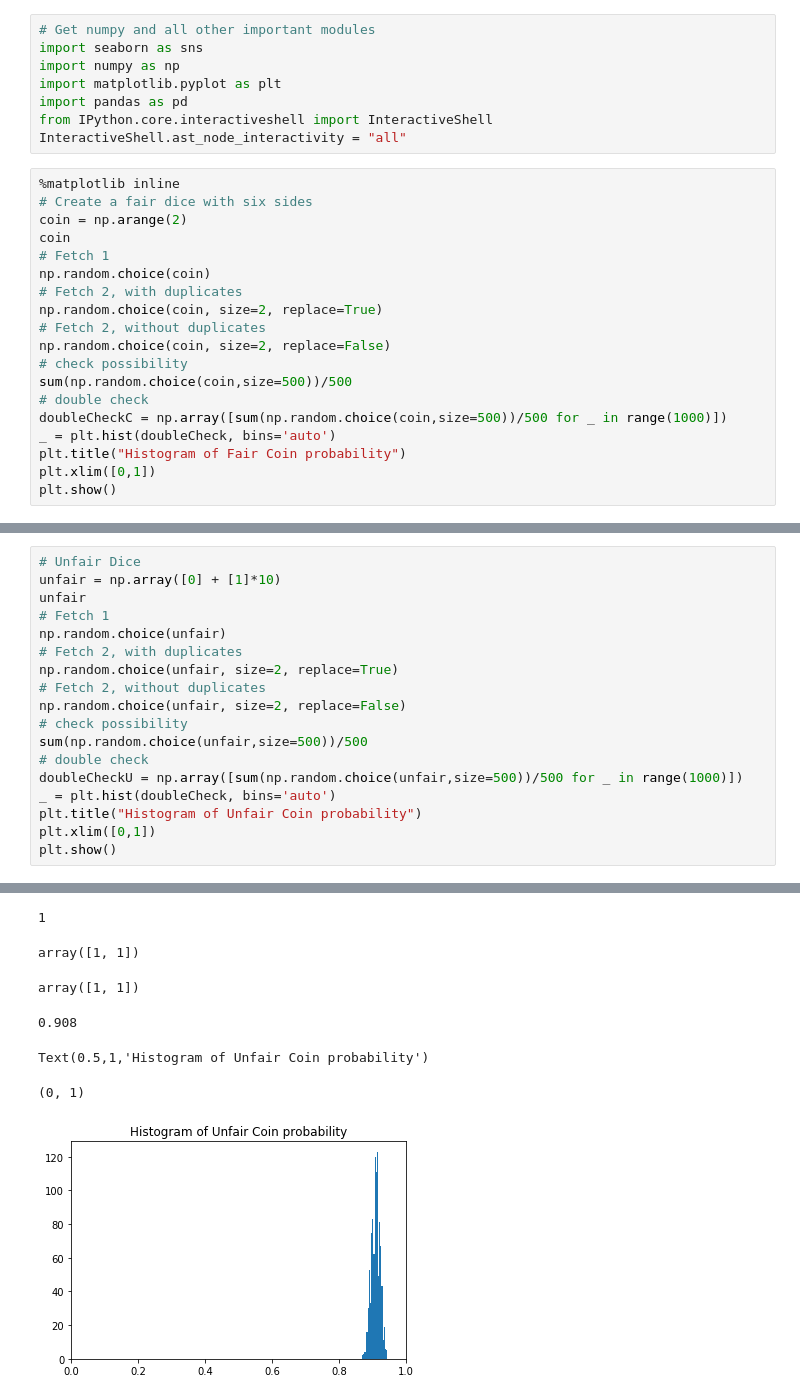
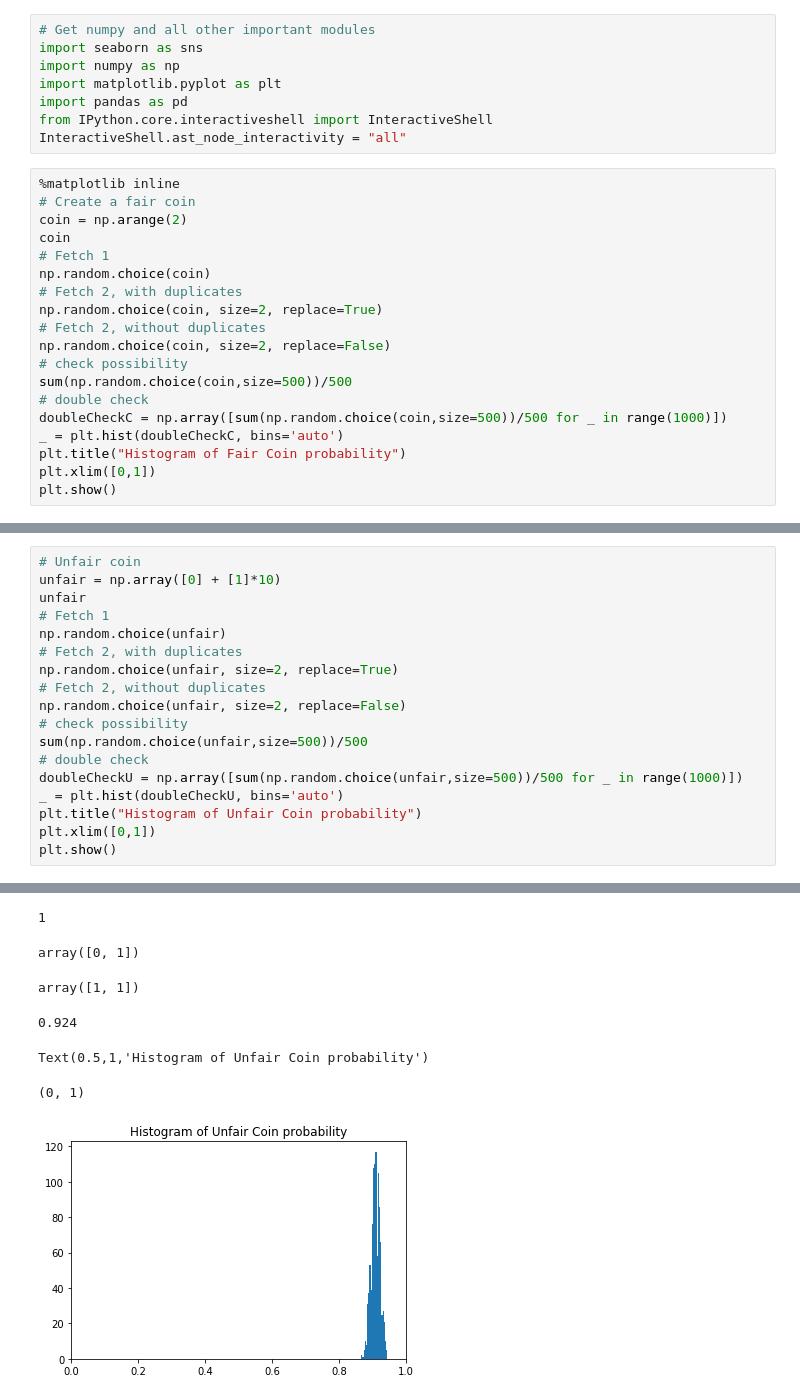
Before and after one commit to YufeiLinUlysses/LearnDataScience, a Jupyter notebook: Data Analytics/Statistics/determinFairCoin.ipynb, the cells around one changed output, grey strips where cells are left out. Cells and saved outputs as stored; diff of their text form.

```diff
--- a/Data Analytics/Statistics/determinFairCoin.ipynb
+++ b/Data Analytics/Statistics/determinFairCoin.ipynb
@@ -10,7 +10,7 @@ from IPython.core.interactiveshell import InteractiveShell
 InteractiveShell.ast_node_interactivity = "all"
 # %%
 %matplotlib inline
-# Create a fair dice with six sides
+# Create a fair coin
 coin = np.arange(2)
 coin
 # Fetch 1
@@ -23,7 +23,7 @@ np.random.choice(coin, size=2, replace=False)
 sum(np.random.choice(coin,size=500))/500
 # double check
 doubleCheckC = np.array([sum(np.random.choice(coin,size=500))/500 for _ in range(1000)])
-_ = plt.hist(doubleCheck, bins='auto')
+_ = plt.hist(doubleCheckC, bins='auto')
 plt.title("Histogram of Fair Coin probability")
 plt.xlim([0,1])
 plt.show()
@@ -39,30 +39,30 @@ Text(0.5,1,'Histogram of Fair Coin probability')
 # %%
-# Unfair Dice
+# Unfair coin
 unfair = np.array([0] + [1]*10)
 unfair
 # Fetch 1
 np.random.choice(unfair)
 # Fetch 2, with duplicates
 np.random.choice(unfair, size=2, replace=True)
 # Fetch 2, without duplicates
 np.random.choice(unfair, size=2, replace=False)
 # check possibility
 sum(np.random.choice(unfair,size=500))/500
 # double check
 doubleCheckU = np.array([sum(np.random.choice(unfair,size=500))/500 for _ in range(1000)])
-_ = plt.hist(doubleCheck, bins='auto')
+_ = plt.hist(doubleCheckU, bins='auto')
 plt.title("Histogram of Unfair Coin probability")
 plt.xlim([0,1])
 plt.show()
 # %% [output]
 array([0, 1, 1, 1, 1, 1, 1, 1, 1, 1, 1])
 1
-array([1, 1])
+array([0, 1])
 array([1, 1])
-0.908
+0.924
 Text(0.5,1,'Histogram of Unfair Coin probability')
 (0, 1)
-[figure, old version]
+[figure, new version]
 # %%
 # Combining both graphs together
 tips = sns.load_dataset("tips")
```
Also changed, not shown: parts of 2 cells of this notebook, 1 other file.
